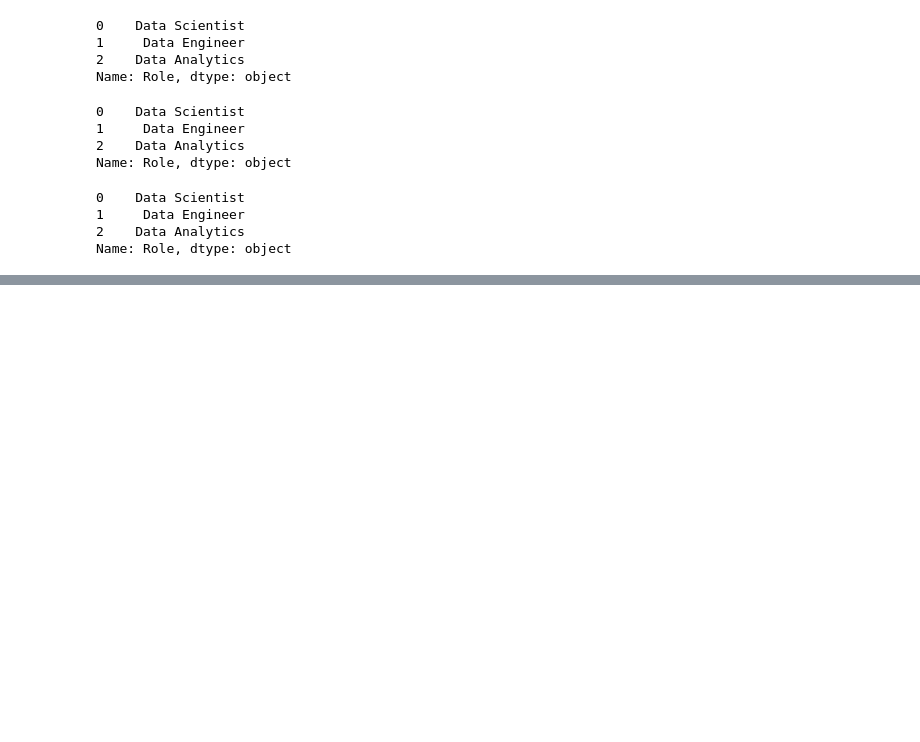
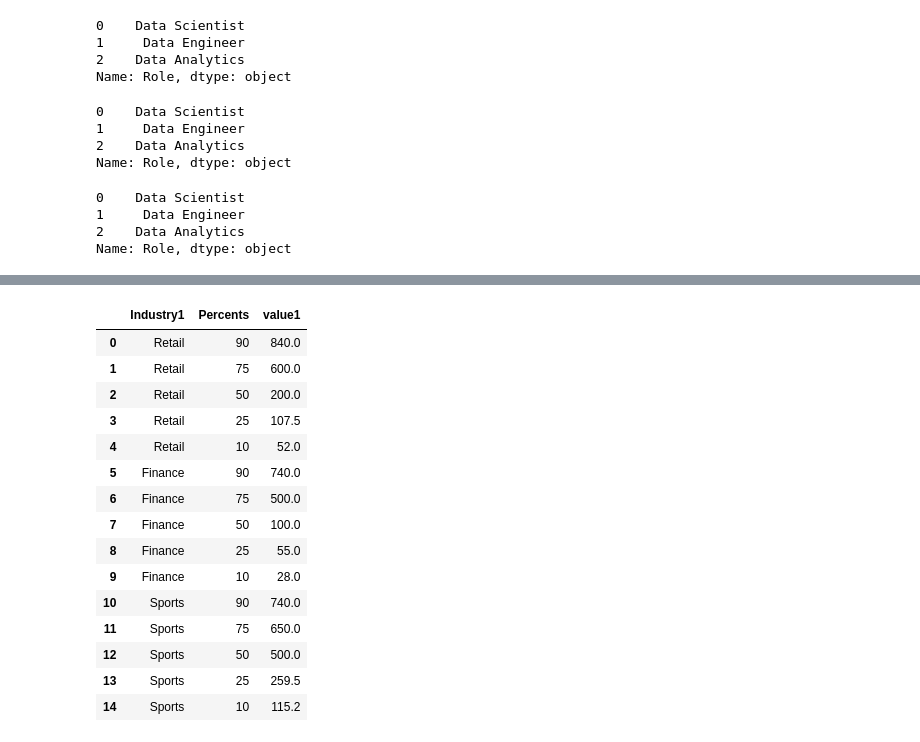
Before and after one commit to Nehankur1/PythonPandas, a Jupyter notebook: PythonPandas.ipynb, the cells around one changed output, grey strips where cells are left out. Saved outputs shown, nothing was run; the diff lists cells and outputs as text; code cells hidden in the pictures; blank space fills up the shorter version.

```diff
--- a/PythonPandas.ipynb
+++ b/PythonPandas.ipynb
@@ -100,0 +357,8 @@ df[df['Z']>0]
+# %%
+#Percentile calculation
+data4 = {
+    'Industry' : ['Retail','Finance','Sports','Food','Retail','Finance','Sports','Food','Retail','Finance','Sports','Food'],
+    'Value': [1000,900,800,700,200,100,500,1500,15,10,19,23]
+}
+df7 = pd.DataFrame(data4)
+df7
@@ -100,0 +379,35 @@ df[df['Z']>0]
+# %%
+percents =[90,75,50,25,10]
+ind_unq = df7['Industry'].unique()
+
+Result = []
+data4_pd = []
+for i in ind_unq:
+  data4_pd += ([i]*5)
+  unq = df7[(df7['Industry']==i)]
+  for n in percents:
+    cutoff = np.percentile(unq['Value'], n)
+    Result.append(cutoff)
+
+percent_pd = percents * len(ind_unq)
+
+df8 ={'Industry1': data4_pd, 'Percents': percent_pd,'value1': Result}
+wg_thresh = pd.DataFrame(df8)
+wg_thresh.head(15)
+# %% [output]
+|  | Industry1 | Percents | value1 |
+| 0 | Retail | 90 | 840.0 |
+| 1 | Retail | 75 | 600.0 |
+| 2 | Retail | 50 | 200.0 |
+| 3 | Retail | 25 | 107.5 |
+| 4 | Retail | 10 | 52.0 |
+| 5 | Finance | 90 | 740.0 |
+| 6 | Finance | 75 | 500.0 |
+| 7 | Finance | 50 | 100.0 |
+| 8 | Finance | 25 | 55.0 |
+| 9 | Finance | 10 | 28.0 |
+| 10 | Sports | 90 | 740.0 |
+| 11 | Sports | 75 | 650.0 |
+| 12 | Sports | 50 | 500.0 |
+| 13 | Sports | 25 | 259.5 |
+| 14 | Sports | 10 | 115.2 |
```
Also changed, not shown: parts of 32 cells of this notebook.
